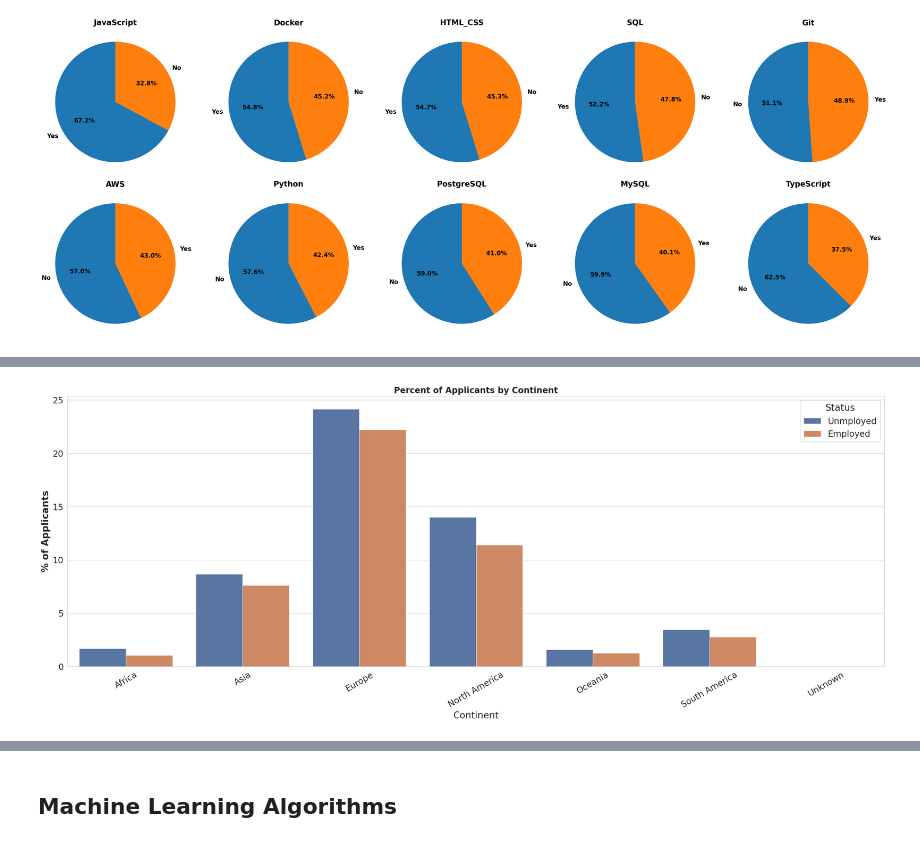
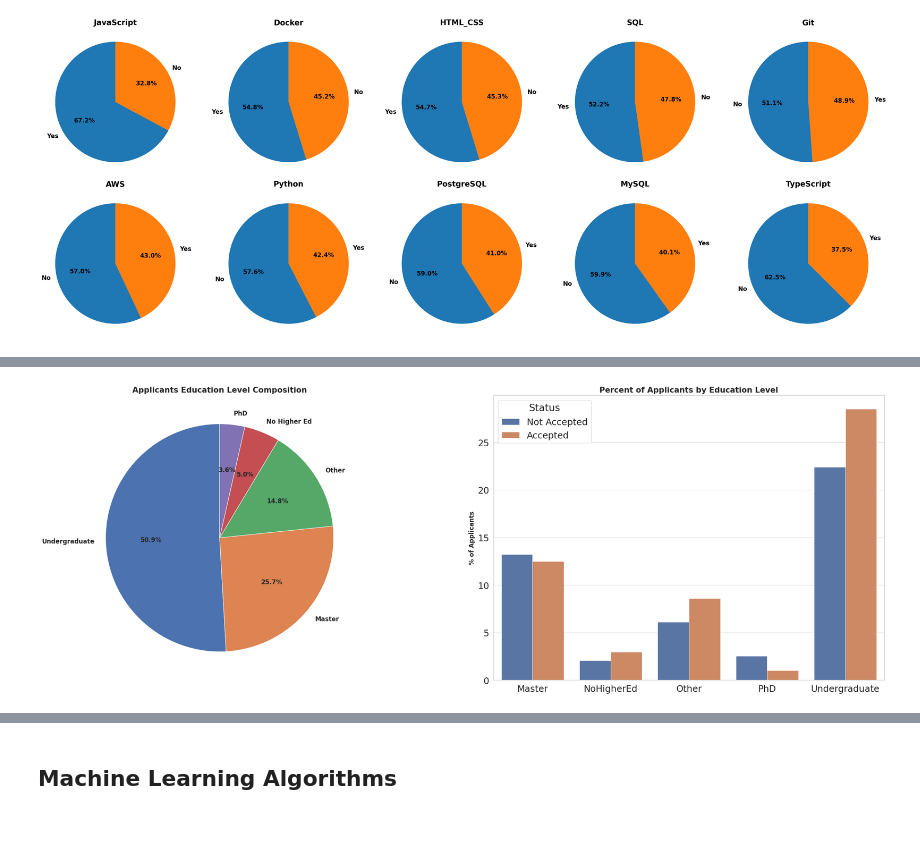
Before and after one commit to agustinse/ISA530Final, a Jupyter notebook: ISA_530_Final_Project_V5_Rao.ipynb, the cells around one changed output, grey strips where cells are left out. Saved outputs shown, nothing was run; the diff lists cells and outputs as text; code cells hidden in the pictures.

```diff
--- a/ISA_530_Final_Project_V5_Rao.ipynb
+++ b/ISA_530_Final_Project_V5_Rao.ipynb
@@ -666,5 +662,30 @@ paired_bar(df=df,var='Gender', title='Percent of Applicants by Gender')
-# %%
-#continent
-paired_bar(df=df,var='Continent', title='Percent of Applicants by Continent')
-# %% [output]
-[figure, removed]
+# %%
+#creating function to exploring relationship between Employment and Education Level
+
+def plot_EdLev(df):
+    sns.set(style = 'whitegrid')
+    sns.set_context('paper', font_scale = 2)
+    fig = plt.figure(figsize = (30,10))
+
+    plt.subplot(121)
+    plt.pie(df.EdLevel.value_counts(), radius = 1,  labels = ['Undergraduate','Master', 'Other', 'No Higher Ed', 'PhD'], autopct = '%0.1f%%', textprops = {'fontsize':12, 'fontweight':'bold'}, startangle = 90)
+    plt.title('Applicants Education Level Composition', fontweight = 'bold', fontsize = 15)
+
+    plt.subplot(122)
+    copy = df.copy()
+    copy = copy.groupby('EdLevel')['Status'].value_counts().to_frame()
+    copy = copy.rename({'Status':'pct_total'}, axis = 1).reset_index()
+    copy['pct_total'] = (copy['pct_total']/len(df)) * 100
+    a = sns.barplot(data = copy, x= 'EdLevel', y = 'pct_total', hue = 'Status')
+    a.set_title('Percent of Applicants by Education Level', fontsize = 15, fontweight = 'bold')
+    #a.set_xticklabels(a.get_xticklabels())
+    a.set_ylabel('% of Applicants', fontweight = 'bold', fontsize = 12)
+    a.set_xlabel('', fontweight = 'bold', fontsize = 12)
+
+plot_EdLev(df)
+#The pie chart shows that there are the most amount of undergraduates in our dataset. There is the least amount of PhD.
+#The bar chart shows some suprising differences.
+#Of the applicants that have their PhD or Masters a larger percent of them did not get accepted for the job.
+#The largest gap, and highest percent of acceptances came from applicants with an undergraduate eduction.
+# %% [output]
+[figure, added]
```
Also changed, not shown: parts of 29 cells of this notebook.
